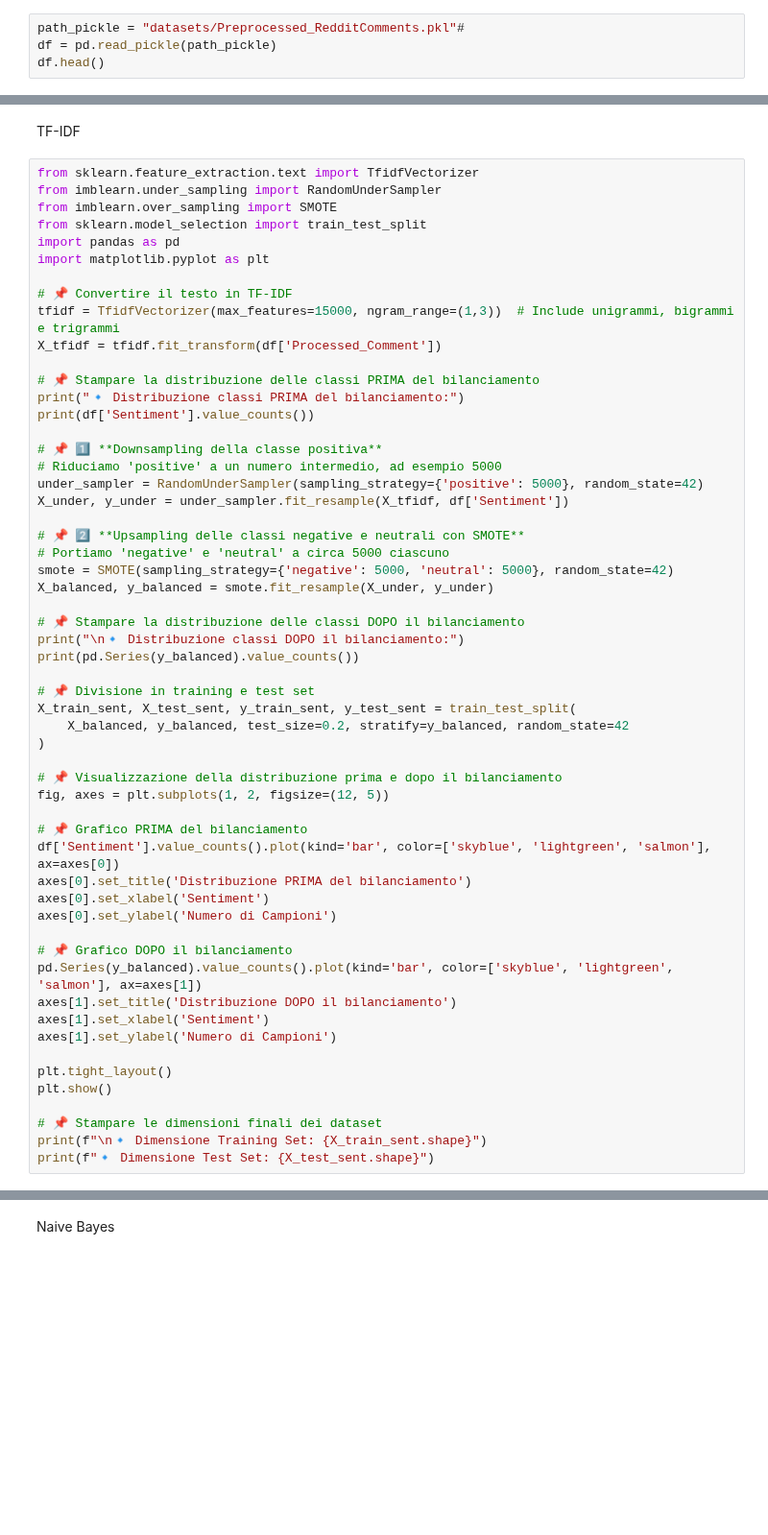
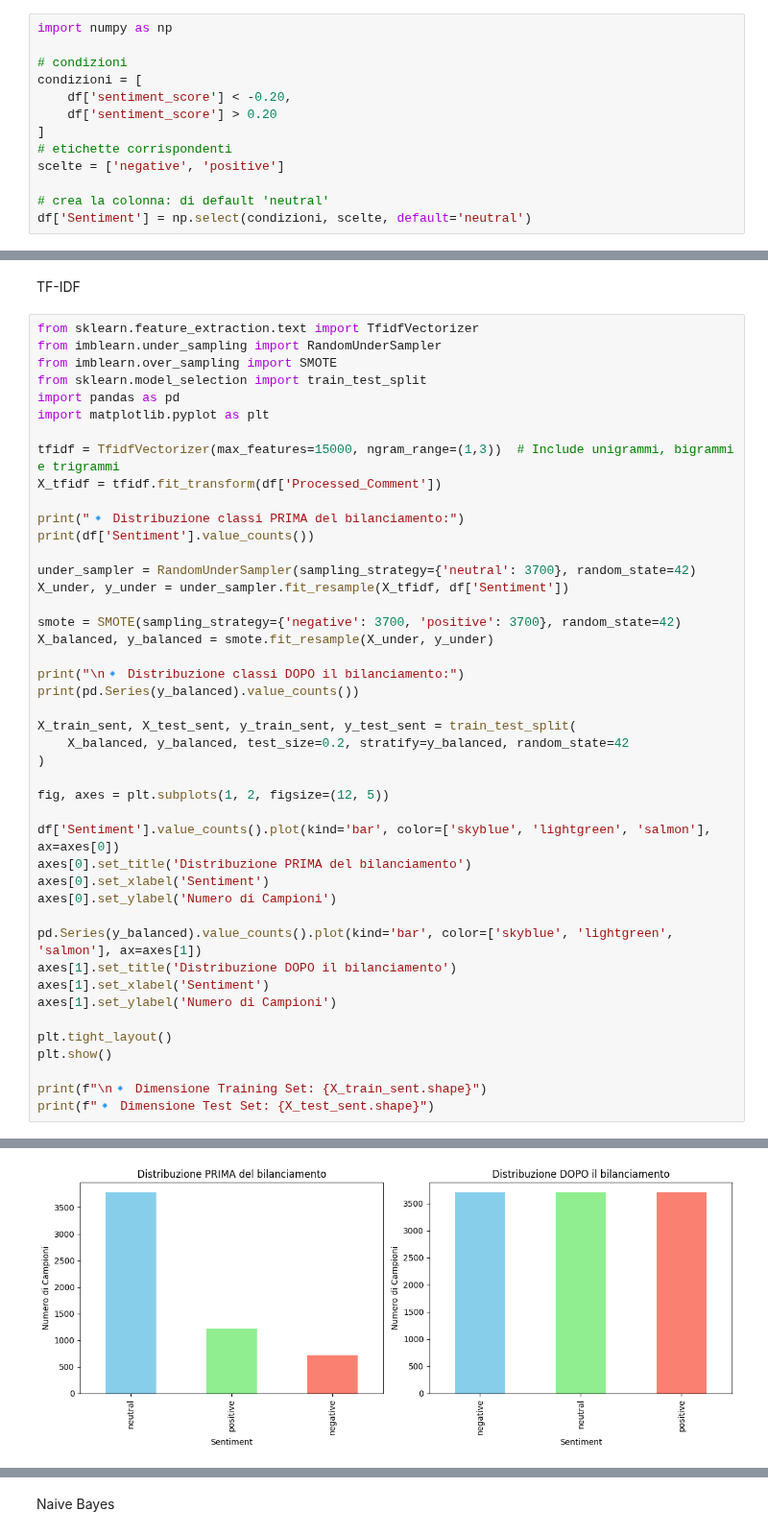
Before and after one commit to AlessandroPieragostini/Data-Science, a Jupyter notebook: NLP/SentimentAnalysis.ipynb, the cells around one changed output, grey strips where cells are left out. Shown at 96% size. Drawn from its saved outputs; the diff is of its cells as text; blank space fills up the shorter version.

```diff
--- a/NLP/SentimentAnalysis.ipynb
+++ b/NLP/SentimentAnalysis.ipynb
@@ -160,4 +182,13 @@ print("Dataset salvato in formato Pickle!")
-# %%
-path_pickle = "datasets/Preprocessed_RedditComments.pkl"#
-df = pd.read_pickle(path_pickle)
-df.head()
+# %%
+import numpy as np
+
+# condizioni
+condizioni = [
+    df['sentiment_score'] < -0.20,
+    df['sentiment_score'] > 0.20
+]
+# etichette corrispondenti
+scelte = ['negative', 'positive']
+
+# crea la colonna: di default 'neutral'
+df['Sentiment'] = np.select(condizioni, scelte, default='neutral')
@@ -193,43 +241,32 @@ from sklearn.model_selection import train_test_split
 import pandas as pd
 import matplotlib.pyplot as plt
 
-# 📌 Convertire il testo in TF-IDF
 tfidf = TfidfVectorizer(max_features=15000, ngram_range=(1,3))  # Include unigrammi, bigrammi e trigrammi
 X_tfidf = tfidf.fit_transform(df['Processed_Comment'])
 
-# 📌 Stampare la distribuzione delle classi PRIMA del bilanciamento
 print("🔹 Distribuzione classi PRIMA del bilanciamento:")
 print(df['Sentiment'].value_counts())
 
-# 📌 1️⃣ **Downsampling della classe positiva**
-# Riduciamo 'positive' a un numero intermedio, ad esempio 5000
-under_sampler = RandomUnderSampler(sampling_strategy={'positive': 5000}, random_state=42)
+under_sampler = RandomUnderSampler(sampling_strategy={'neutral': 3700}, random_state=42)
 X_under, y_under = under_sampler.fit_resample(X_tfidf, df['Sentiment'])
 
-# 📌 2️⃣ **Upsampling delle classi negative e neutrali con SMOTE**
-# Portiamo 'negative' e 'neutral' a circa 5000 ciascuno
-smote = SMOTE(sampling_strategy={'negative': 5000, 'neutral': 5000}, random_state=42)
+smote = SMOTE(sampling_strategy={'negative': 3700, 'positive': 3700}, random_state=42)
 X_balanced, y_balanced = smote.fit_resample(X_under, y_under)
 
-# 📌 Stampare la distribuzione delle classi DOPO il bilanciamento
 print("\n🔹 Distribuzione classi DOPO il bilanciamento:")
 print(pd.Series(y_balanced).value_counts())
 
-# 📌 Divisione in training e test set
 X_train_sent, X_test_sent, y_train_sent, y_test_sent = train_test_split(
     X_balanced, y_balanced, test_size=0.2, stratify=y_balanced, random_state=42
 )
 
-# 📌 Visualizzazione della distribuzione prima e dopo il bilanciamento
 fig, axes = plt.subplots(1, 2, figsize=(12, 5))
 
-# 📌 Grafico PRIMA del bilanciamento
 df['Sentiment'].value_counts().plot(kind='bar', color=['skyblue', 'lightgreen', 'salmon'], ax=axes[0])
 axes[0].set_title('Distribuzione PRIMA del bilanciamento')
 axes[0].set_xlabel('Sentiment')
 axes[0].set_ylabel('Numero di Campioni')
 
-# 📌 Grafico DOPO il bilanciamento
 pd.Series(y_balanced).value_counts().plot(kind='bar', color=['skyblue', 'lightgreen', 'salmon'], ax=axes[1])
 axes[1].set_title('Distribuzione DOPO il bilanciamento')
 axes[1].set_xlabel('Sentiment')
@@ -238,6 +275,6 @@ axes[1].set_ylabel('Numero di Campioni')
 plt.tight_layout()
 plt.show()
 
-# 📌 Stampare le dimensioni finali dei dataset
 print(f"\n🔹 Dimensione Training Set: {X_train_sent.shape}")
 print(f"🔹 Dimensione Test Set: {X_test_sent.shape}")
+# %% [output]
@@ -243,0 +294 @@ print(f"🔹 Dimensione Test Set: {X_test_sent.shape}")
+[figure, added]
```
Also changed, not shown: parts of 22 cells of this notebook, 5 other files.
